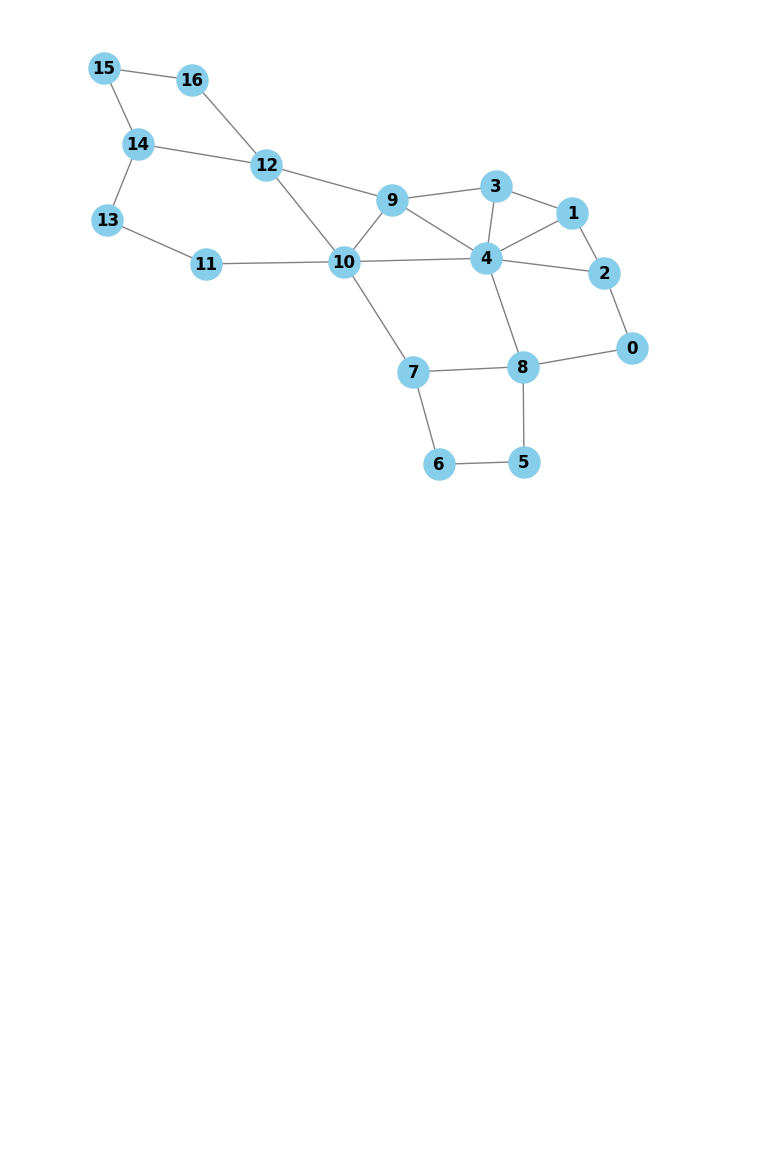
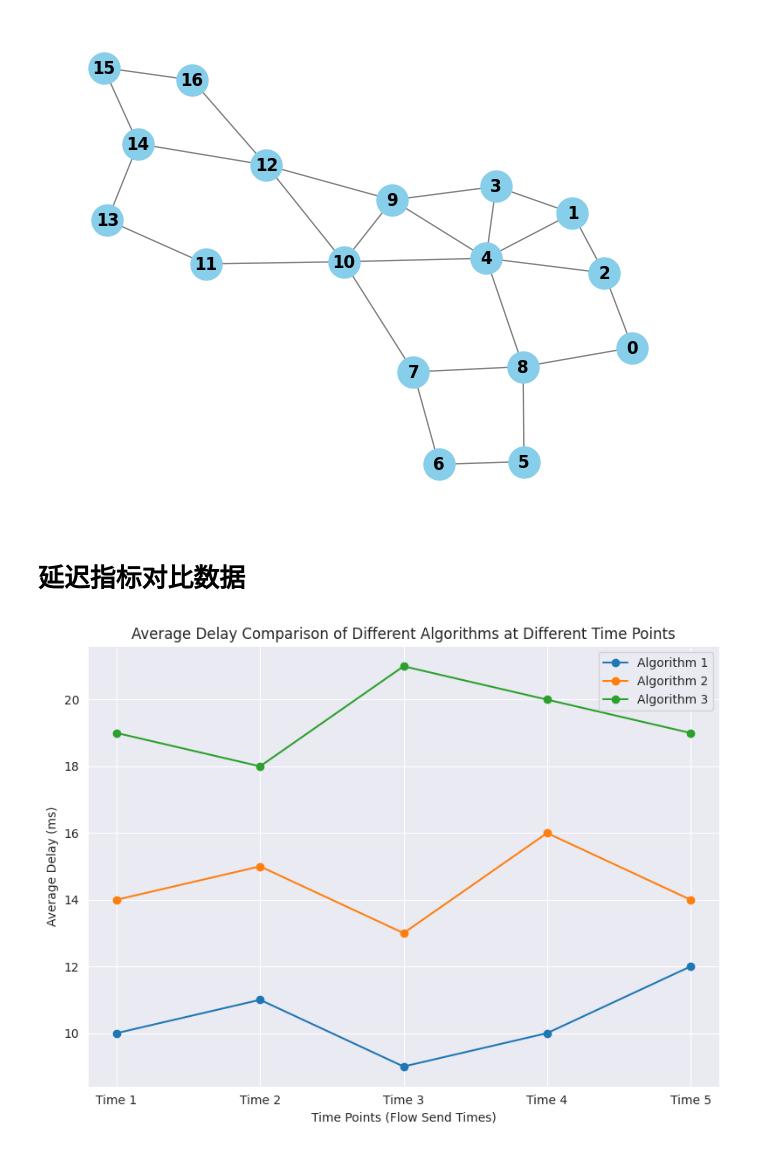
Before and after one commit to valley12/DRL-OR, a Jupyter notebook: RL-Route.ipynb, the cells around one changed output. Cells and saved outputs as stored; diff of their text form; code cells hidden in the pictures; blank space fills up the shorter version.

```diff
--- a/RL-Route.ipynb
+++ b/RL-Route.ipynb
@@ -66,3 +174,41 @@ plt.savefig("GBN.")
 # %% [output]
 GBN Node:[0, 1, 2, 3, 4, 5, 6, 7, 8, 9, 10, 11, 12, 13, 14, 15, 16], Edges:[(0, 2), (0, 8), (1, 2), (1, 3), (1, 4), (2, 4), (3, 4), (3, 9), (4, 8), (4, 10), (4, 9), (5, 6), (5, 8), (6, 7), (7, 8), (7, ...
 [figure]
+# %% [markdown]
+# 延迟指标对比数据
+# %%
+import matplotlib.pyplot as plt
+
+# 假设每个算法在不同时间点下的平均延迟数据（单位：毫秒）
+# 每个列表的元素表示在不同发送时间下的平均延迟
+algorithms = ['Algorithm 1', 'Algorithm 2', 'Algorithm 3']
+delay_data = [
+    [10, 11, 9, 10, 12],  # Algorithm 1 的延迟数据
+    [14, 15, 13, 16, 14],  # Algorithm 2 的延迟数据
+    [19, 18, 21, 20, 19],  # Algorithm 3 的延迟数据
+]
+
+# x轴，表示不同的时间点（例如：每个时间点对应单个流量发送时的延迟）
+time_points = ['Time 1', 'Time 2', 'Time 3', 'Time 4', 'Time 5']
+
+# 创建一个新的图形
+plt.figure(figsize=(8, 6))
+
+# 绘制每个算法的折线图
+for i, algo in enumerate(algorithms):
+    plt.plot(time_points, delay_data[i], label=algo, marker='o')
+
+# 设置图表的标题和标签
+plt.title('Average Delay Comparison of Different Algorithms at Different Time Points')
+plt.xlabel('Time Points (Flow Send Times)')
+plt.ylabel('Average Delay (ms)')
+
+# 添加图例
+plt.legend()
+
+# 显示图表
+plt.grid(True)
+plt.tight_layout()
+plt.show()
+# %% [output]
+[figure, added]
```
Also changed, not shown: parts of 5 cells of this notebook.
